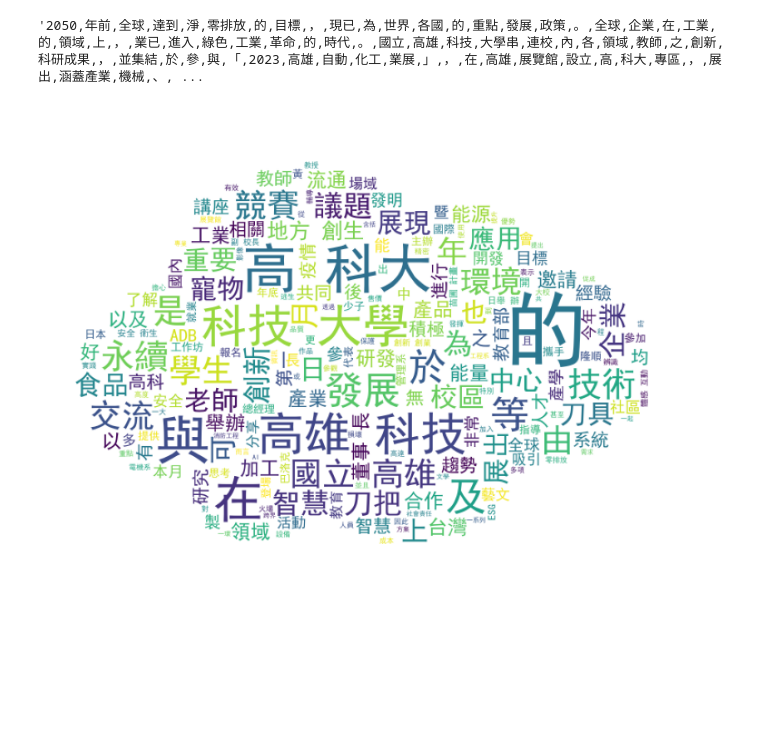
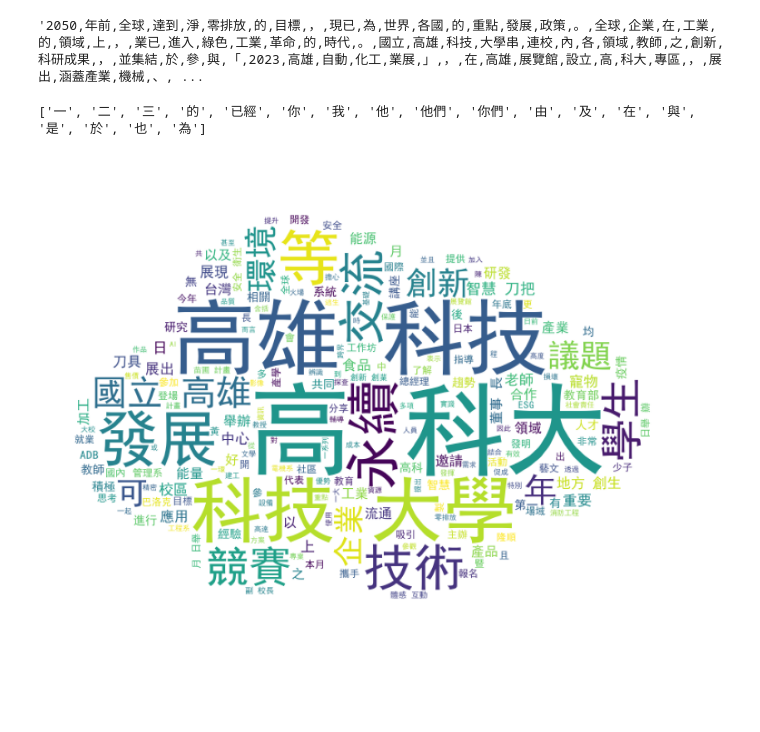
Before and after one commit to skynettw/engpython, a Jupyter notebook: MyProj0523.ipynb, the cells around one changed output. Saved outputs shown, nothing was run; the diff lists cells and outputs as text; code cells hidden in the pictures; blank space fills up the shorter version.

```diff
--- a/MyProj0523.ipynb
+++ b/MyProj0523.ipynb
@@ -26,25 +26,33 @@ alldata
 # %%
 %matplotlib inline
 import matplotlib.pyplot as plt
 from wordcloud import WordCloud
 from PIL import Image
 import numpy as np
 import jieba
 fp = open("alldata.txt","r",encoding="utf-8")
 alldata = fp.read()
 
+#載入停用詞，放到stopwords串列中
+with open("stopwords.txt", "r", encoding="utf-8") as fp:
+    stopwords = fp.readlines()
+    stopwords = [w.strip() for w in stopwords]
+print(stopwords)
 tt = jieba.cut(alldata)
 terms = list()
 for t in tt:
-    terms.append(t)
+    if t not in stopwords:
+        terms.append(t)
+
 alldata = ",".join(terms)
 
 
 mask = np.array(Image.open('cloud.jpg'))
 wordcloud = WordCloud(background_color="white", width=1000, height=860, margin=2, font_path="SimHei.ttf", mask=mask).generate(alldata)
 plt.figure(figsize=(10,10))
 plt.imshow(wordcloud)
 plt.axis("off")
 plt.show()
 # %% [output]
+['一', '二', '三', '的', '已經', '你', '我', '他', '他們', '你們', '由', '及', '在', '與', '是', '於', '也', '為']
-[figure, old version]
+[figure, new version]
```
Also changed, not shown: 1 other file.
